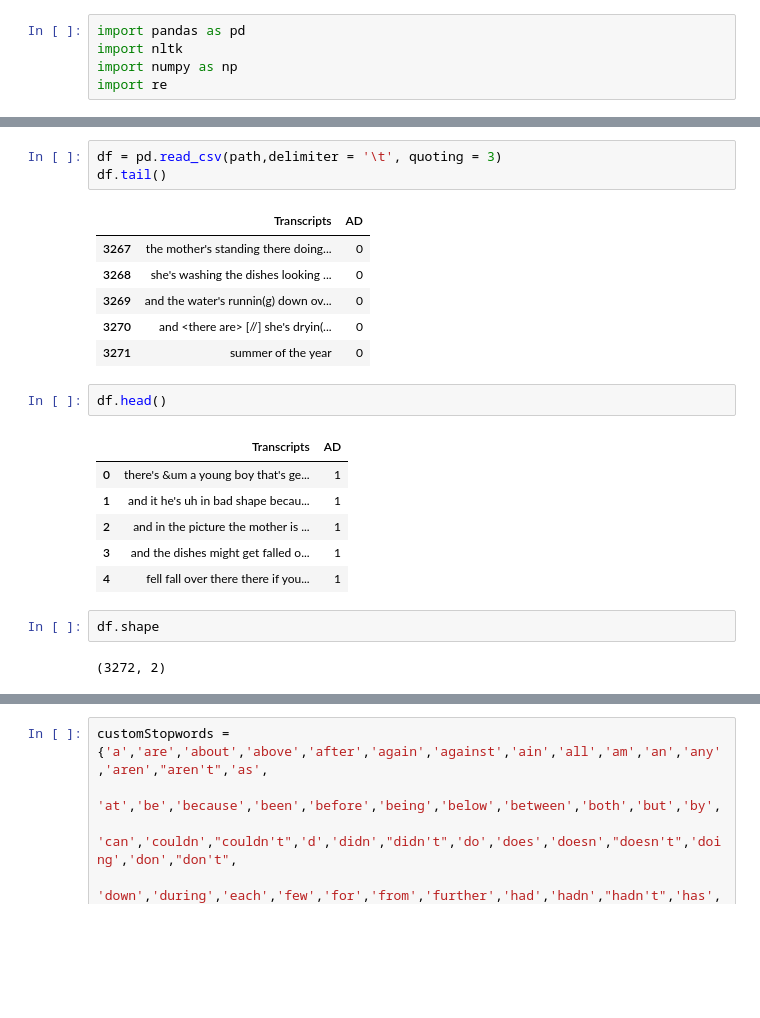
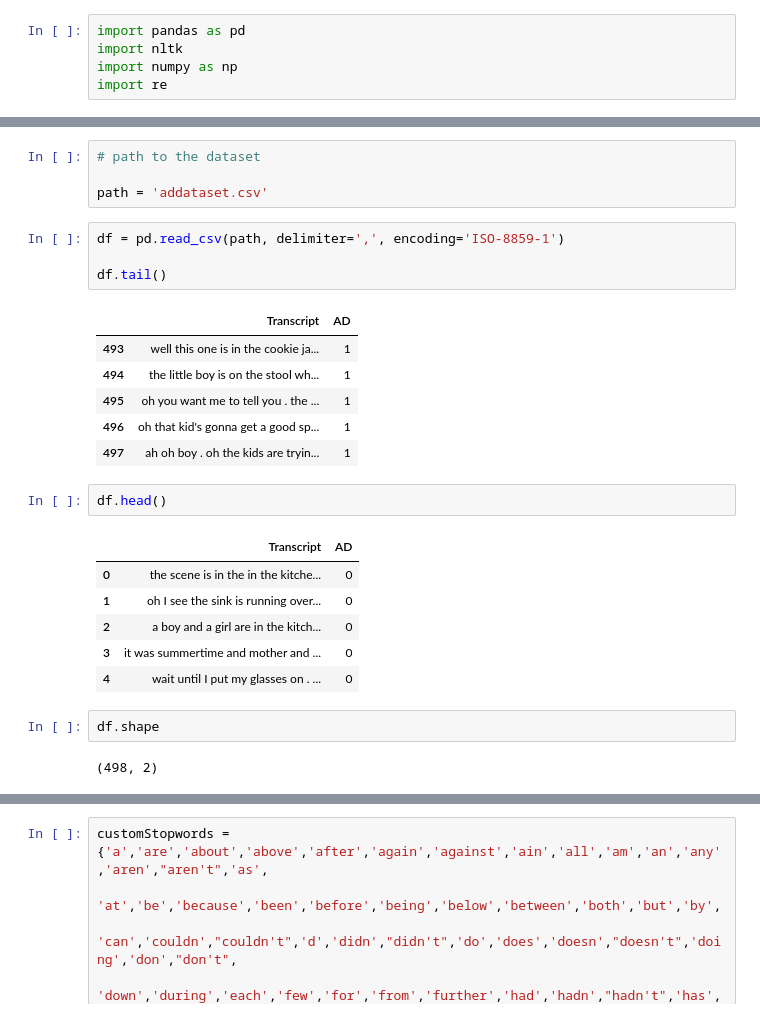
Before and after one commit to Shiftwa/Alzheimer-s-Disease-Prediction-using-NLP, a Jupyter notebook: AD Project.ipynb, the cells around one changed output, grey strips where cells are left out. Drawn from its saved outputs; the diff is of its cells as text; blank space fills up the shorter version.

```diff
--- a/AD Project.ipynb
+++ b/AD Project.ipynb
@@ -8,26 +17,31 @@ path = 'cleaned_data.tsv'
+# %%
+# path to the dataset
+
+path = 'addataset.csv'
 # %%
-df = pd.read_csv(path,delimiter = '\t', quoting = 3)
+df = pd.read_csv(path, delimiter=',', encoding='ISO-8859-1')
+
 df.tail()
 # %% [output]
-|  | Transcripts | AD |
-| 3267 | the mother's standing there doing... | 0 |
-| 3268 | she's washing the dishes looking ... | 0 |
-| 3269 | and the water's runnin(g) down ov... | 0 |
-| 3270 | and <there are> [//] she's dryin(... | 0 |
-| 3271 | summer of the year | 0 |
+|  | Transcript | AD |
+| 493 | well this one is in the cookie ja... | 1 |
+| 494 | the little boy is on the stool wh... | 1 |
+| 495 | oh you want me to tell you . the ... | 1 |
+| 496 | oh that kid's gonna get a good sp... | 1 |
+| 497 | ah oh boy . oh the kids are tryin... | 1 |
 # %%
 df.head()
 # %% [output]
-|  | Transcripts | AD |
-| 0 | there's &um a young boy that's ge... | 1 |
-| 1 | and it he's uh in bad shape becau... | 1 |
-| 2 | and in the picture the mother is ... | 1 |
-| 3 | and the dishes might get falled o... | 1 |
-| 4 | fell fall over there there if you... | 1 |
+|  | Transcript | AD |
+| 0 | the scene is in the in the kitche... | 0 |
+| 1 | oh I see the sink is running over... | 0 |
+| 2 | a boy and a girl are in the kitch... | 0 |
+| 3 | it was summertime and mother and ... | 0 |
+| 4 | wait until I put my glasses on . ... | 0 |
 # %%
 df.shape
 # %% [output]
-(3272, 2)
+(498, 2)
 # %%
 from nltk.corpus import stopwords
 from nltk.stem.wordnet import WordNetLemmatizer
```
Also changed, not shown: parts of 9 cells of this notebook, 12 other files.
